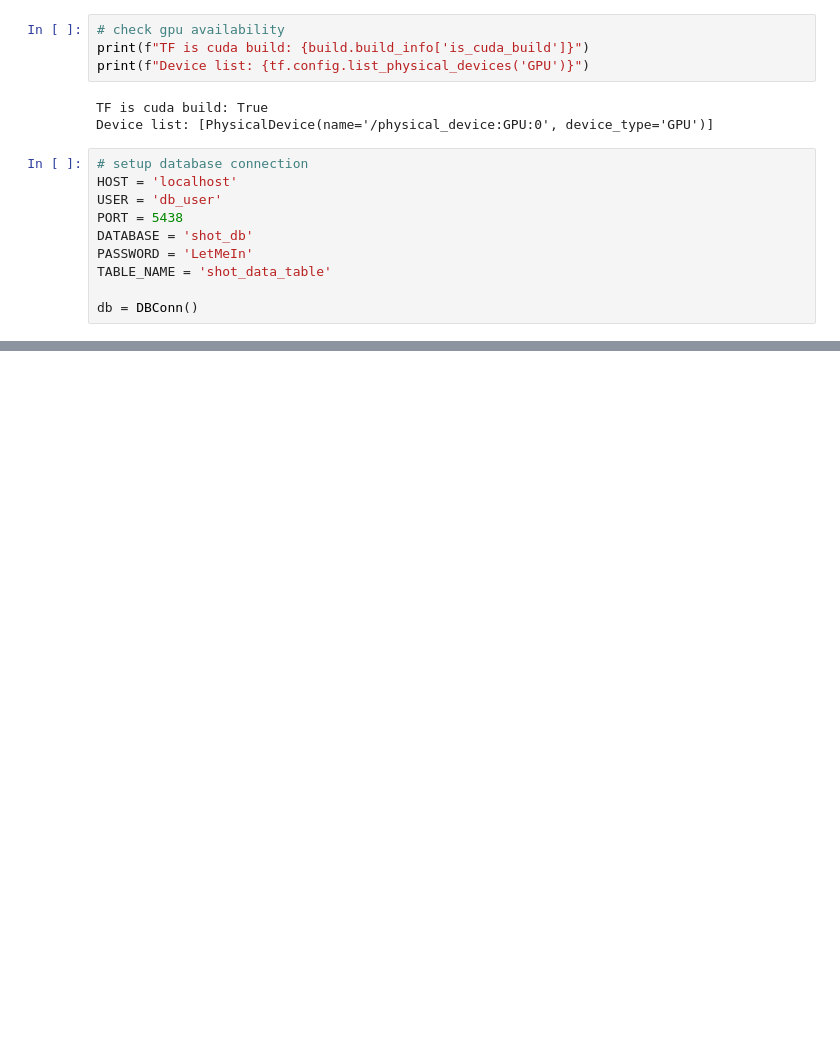
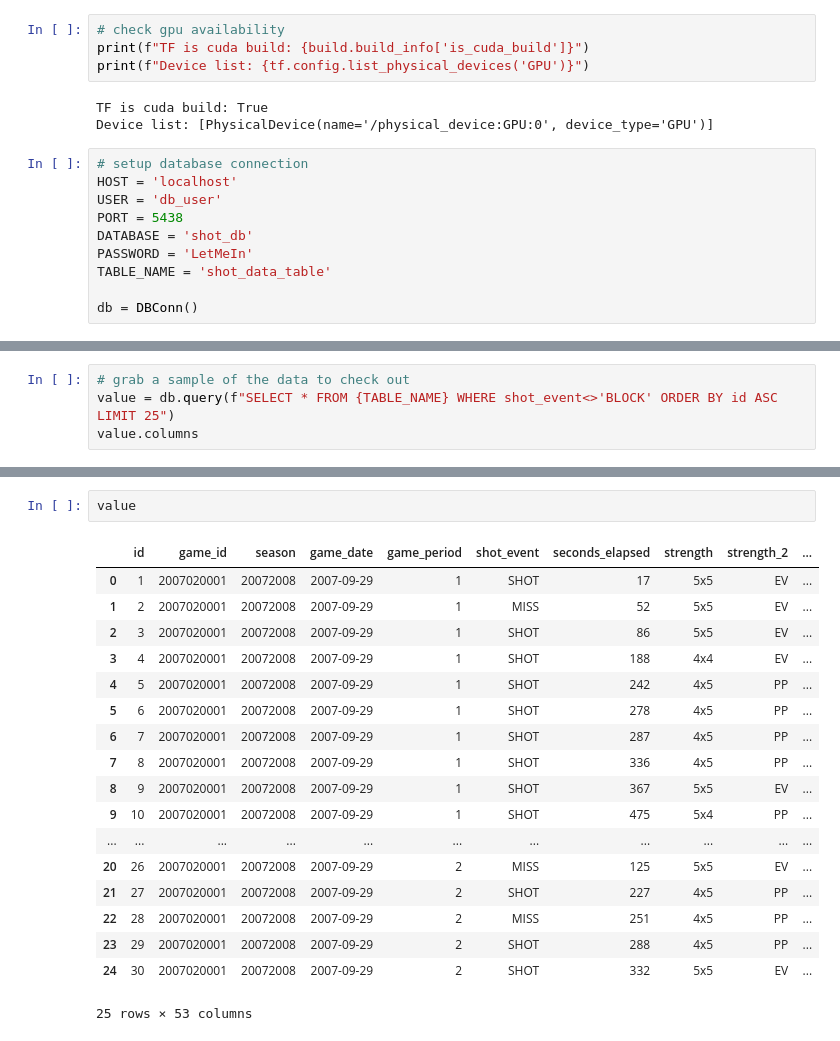
Before and after one commit to seankim658/NHL-xG-Modeling, a Jupyter notebook: src/initial_exploration.ipynb, the cells around one changed output, grey strips where cells are left out. Drawn from its saved outputs; the diff is of its cells as text; blank space fills up the shorter version.

Commit message:
initial data exploration

```diff
--- a/src/initial_exploration.ipynb
+++ b/src/initial_exploration.ipynb
@@ -31,0 +27,4 @@ None
+# %%
+# grab a sample of the data to check out
+value = db.query(f"SELECT * FROM {TABLE_NAME} WHERE shot_event<>'BLOCK' ORDER BY id ASC LIMIT 25")
+value.columns
@@ -31,0 +44,21 @@ None
+# %%
+value
+# %% [output]
+|  | id | game_id | season | game_date | game_period | shot_event | seconds_elapsed | strength | strength_2 | ... |
+| 0 | 1 | 2007020001 | 20072008 | 2007-09-29 | 1 | SHOT | 17 | 5x5 | EV | ... |
+| 1 | 2 | 2007020001 | 20072008 | 2007-09-29 | 1 | MISS | 52 | 5x5 | EV | ... |
+| 2 | 3 | 2007020001 | 20072008 | 2007-09-29 | 1 | SHOT | 86 | 5x5 | EV | ... |
+| 3 | 4 | 2007020001 | 20072008 | 2007-09-29 | 1 | SHOT | 188 | 4x4 | EV | ... |
+| 4 | 5 | 2007020001 | 20072008 | 2007-09-29 | 1 | SHOT | 242 | 4x5 | PP | ... |
+| 5 | 6 | 2007020001 | 20072008 | 2007-09-29 | 1 | SHOT | 278 | 4x5 | PP | ... |
+| 6 | 7 | 2007020001 | 20072008 | 2007-09-29 | 1 | SHOT | 287 | 4x5 | PP | ... |
+| 7 | 8 | 2007020001 | 20072008 | 2007-09-29 | 1 | SHOT | 336 | 4x5 | PP | ... |
+| 8 | 9 | 2007020001 | 20072008 | 2007-09-29 | 1 | SHOT | 367 | 5x5 | EV | ... |
+| 9 | 10 | 2007020001 | 20072008 | 2007-09-29 | 1 | SHOT | 475 | 5x4 | PP | ... |
+| ... | ... | ... | ... | ... | ... | ... | ... | ... | ... | ... |
+| 20 | 26 | 2007020001 | 20072008 | 2007-09-29 | 2 | MISS | 125 | 5x5 | EV | ... |
+| 21 | 27 | 2007020001 | 20072008 | 2007-09-29 | 2 | SHOT | 227 | 4x5 | PP | ... |
+| 22 | 28 | 2007020001 | 20072008 | 2007-09-29 | 2 | MISS | 251 | 4x5 | PP | ... |
+| 23 | 29 | 2007020001 | 20072008 | 2007-09-29 | 2 | SHOT | 288 | 4x5 | PP | ... |
+| 24 | 30 | 2007020001 | 20072008 | 2007-09-29 | 2 | SHOT | 332 | 5x5 | EV | ... |
+25 rows × 53 columns
```
Also changed, not shown: parts of 4 cells of this notebook.
